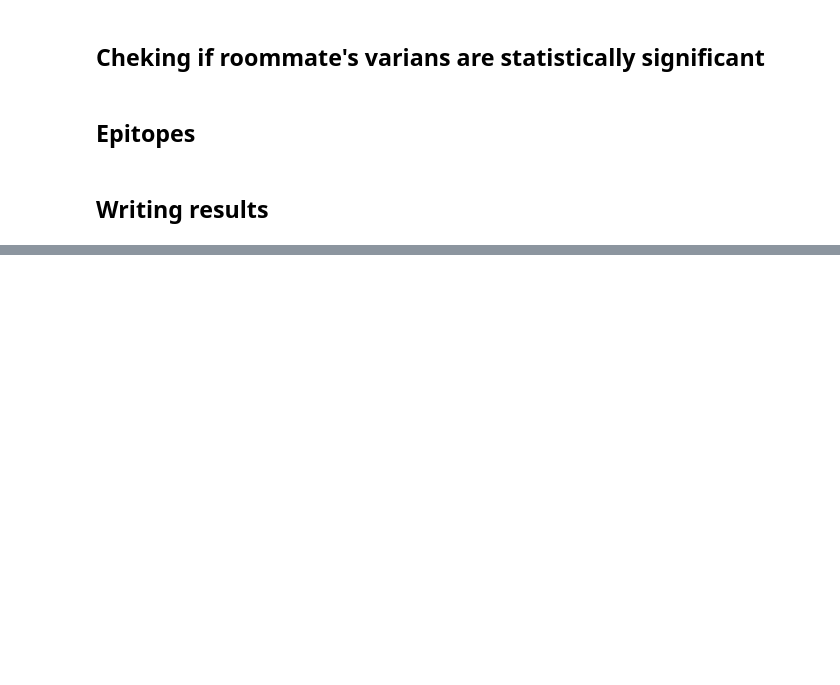
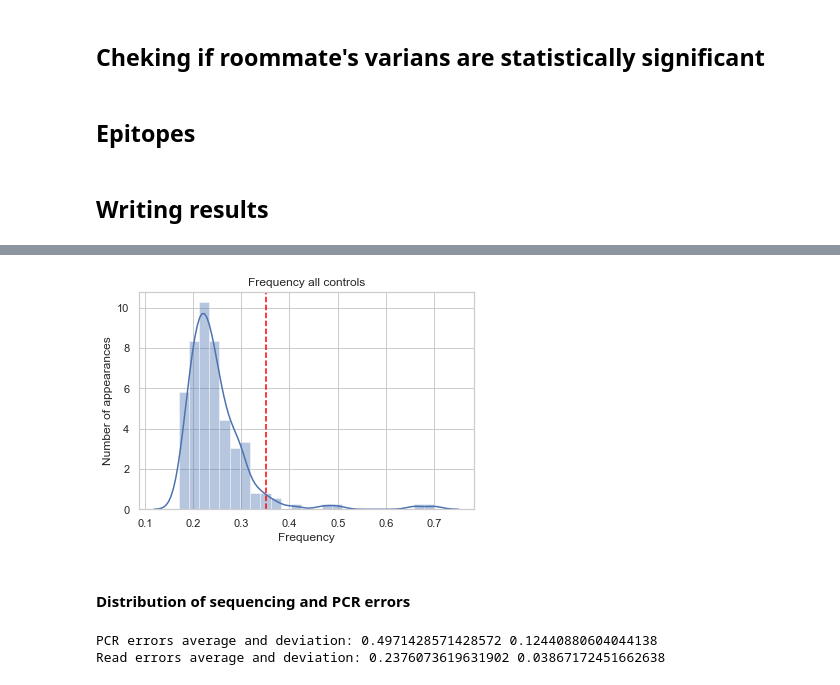
Before and after one commit to Yulia-Yakovleva/miniprojects, a Jupyter notebook: project2/compare_results.ipynb, the cells around one changed output, grey strips where cells are left out. Drawn from its saved outputs; the diff is of its cells as text; code cells hidden in the pictures; blank space fills up the shorter version.

Commit message:
split to distributions of pcr of seq errors

```diff
--- a/project2/compare_results.ipynb
+++ b/project2/compare_results.ipynb
@@ -156,0 +163,25 @@ roommate_vs.to_csv('raw_data/VarScan_results_0_001_with_significance_and_epitope
+# %%
+threshold = average + 3 / 2 * deviation
+
+sns.distplot(vs['frequency'], bins=25)
+
+plt.title('Frequency all controls')
+plt.axvline(x=threshold, c='red', linestyle='--')
+plt.xlabel('Frequency')
+plt.ylabel('Number of appearances')
+plt.show()
+# %% [output]
+[figure, added]
+# %% [markdown]
+#### Distribution of sequencing and PCR errors
+# %%
+cnt = vs['frequency'].values
+
+pcr_errors = cnt[cnt > threshold]
+read_errors = cnt[cnt <= threshold]
+
+print('PCR errors average and deviation:', np.mean(pcr_errors), np.std(pcr_errors))
+print('Read errors average and deviation:', np.mean(read_errors), np.std(read_errors))
+# %% [output]
+PCR errors average and deviation: 0.4971428571428572 0.12440880604044138
+Read errors average and deviation: 0.2376073619631902 0.03867172451662638
```
Also changed, not shown: parts of 1 cell of this notebook.
